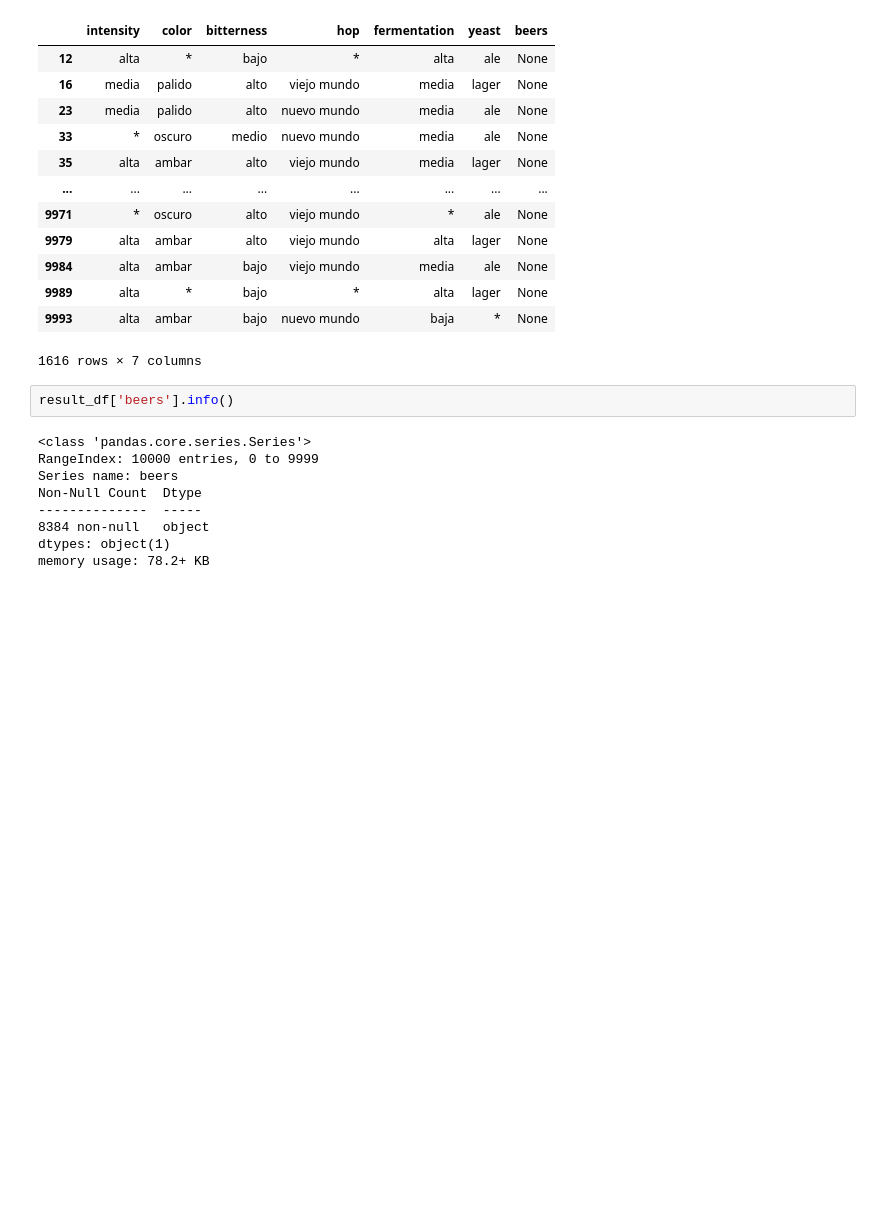
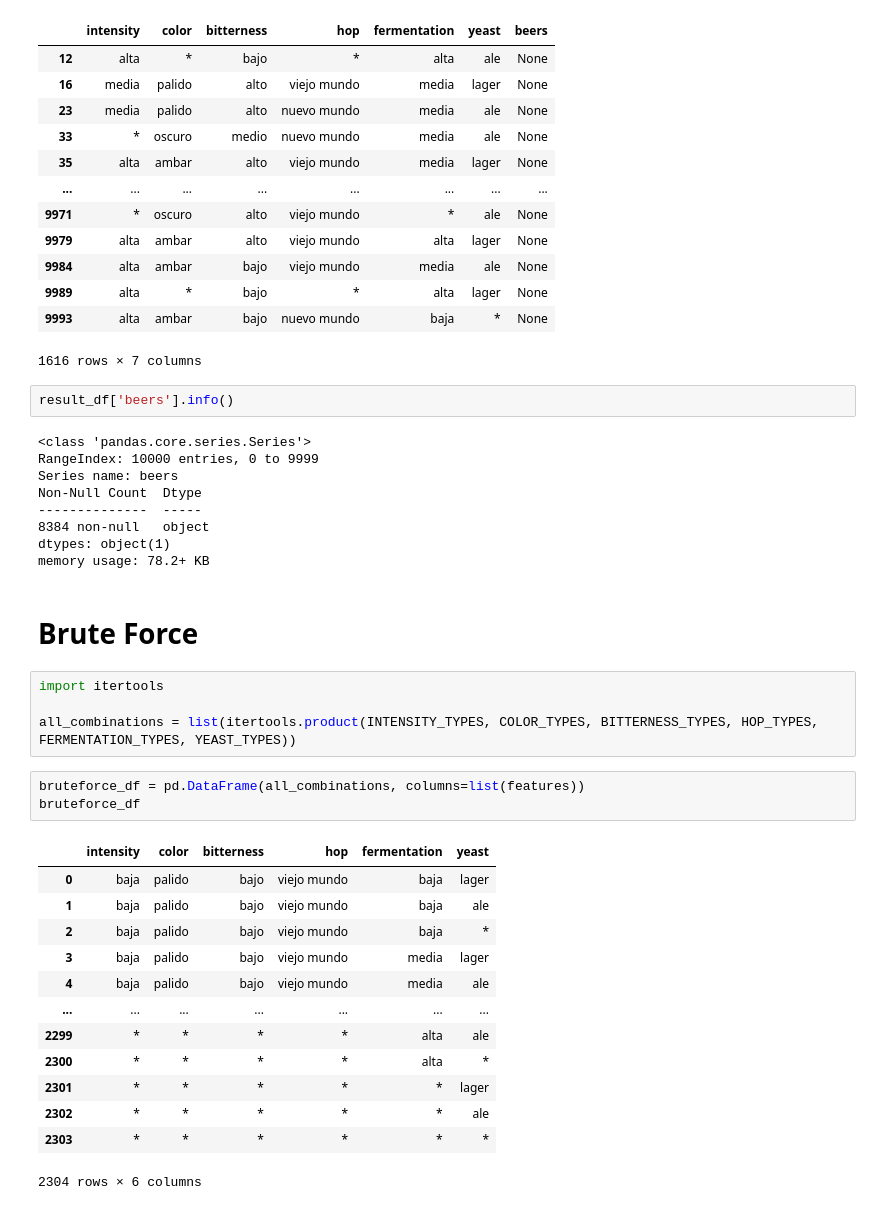
Before and after one commit to guidobotta/Fallas-2, a Jupyter notebook: Notebooks/test_random_dataset.ipynb, the cells around one changed output. Cells and saved outputs as stored; diff of their text form; blank space fills up the shorter version.

Commit message:
Agrego DataFrame con todas las combinaciones de respuestas posibles

```diff
--- a/Notebooks/test_random_dataset.ipynb
+++ b/Notebooks/test_random_dataset.ipynb
@@ -199,3 +199,26 @@ Non-Null Count  Dtype
 8384 non-null   object
 dtypes: object(1)
 memory usage: 78.2+ KB
+# %% [markdown]
+# Brute Force
+# %%
+import itertools
+
+all_combinations = list(itertools.product(INTENSITY_TYPES, COLOR_TYPES, BITTERNESS_TYPES, HOP_TYPES, FERMENTATION_TYPES, YEAST_TYPES))
+# %%
+bruteforce_df = pd.DataFrame(all_combinations, columns=list(features))
+bruteforce_df
+# %% [output]
+|  | intensity | color | bitterness | hop | fermentation | yeast |
+| 0 | baja | palido | bajo | viejo mundo | baja | lager |
+| 1 | baja | palido | bajo | viejo mundo | baja | ale |
+| 2 | baja | palido | bajo | viejo mundo | baja | * |
+| 3 | baja | palido | bajo | viejo mundo | media | lager |
+| 4 | baja | palido | bajo | viejo mundo | media | ale |
+| ... | ... | ... | ... | ... | ... | ... |
+| 2299 | * | * | * | * | alta | ale |
+| 2300 | * | * | * | * | alta | * |
+| 2301 | * | * | * | * | * | lager |
+| 2302 | * | * | * | * | * | ale |
+| 2303 | * | * | * | * | * | * |
+2304 rows × 6 columns
```
